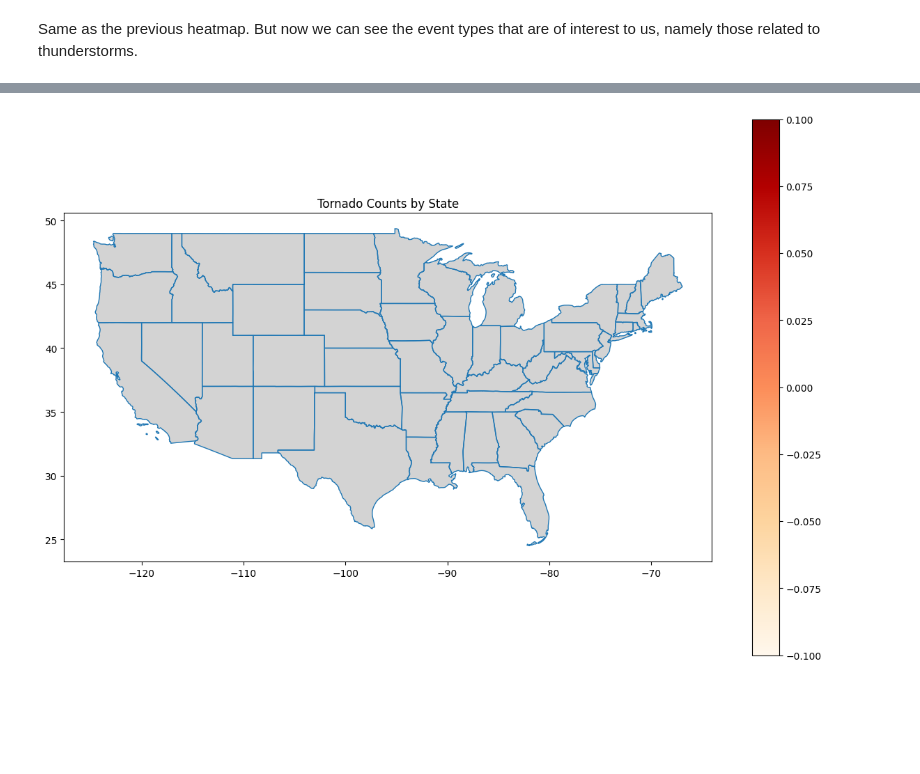
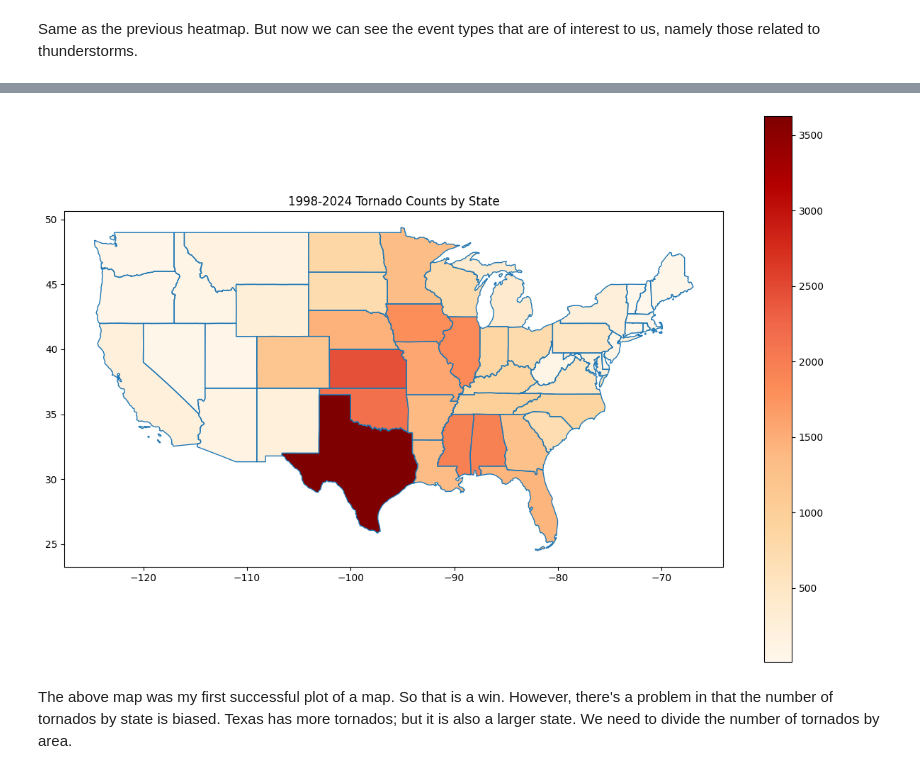
Before and after one commit to drpafowler/datafun-06-eda, a Jupyter notebook: philip_eda.ipynb, the cells around one changed output, grey strips where cells are left out. Drawn from its saved outputs; the diff is of its cells as text; code cells hidden in the pictures; blank space fills up the shorter version.

```diff
--- a/philip_eda.ipynb
+++ b/philip_eda.ipynb
@@ -163,5 +163,5 @@ I also want to combine the injuries and death columns into a single deaths and i
 # %%
-df = df.drop(columns=['CZ_NAME', 'STATE_FIPS'])
+df = df.drop(columns=['CZ_NAME'])
 df['total_injuries_deaths'] = df[['INJURIES_DIRECT', 'INJURIES_INDIRECT', 'DEATHS_DIRECT', 'DEATHS_INDIRECT']].sum(axis=1)
 print(df.info())
 # %% [output]
@@ -515,42 +565,54 @@ tornado_df = df[df['EVENT_TYPE'] == 'Tornado']
 if tornado_df.empty:
     print("No tornado events found in the DataFrame.")
 
-# Group by state and count the number of tornadoes
-tornado_counts_by_state = tornado_df.groupby('STATE').size().reset_index(name='count')
+# Group by state abbreviation and count the number of tornadoes
+tornado_counts_by_state = tornado_df.groupby('STATE_FIPS').size().reset_index(name='count')
+
+# print(tornado_counts_by_state) # Trouble shooting the code
 
 # Load the shapefile for US states
 shapefile_path = 'shp/cb_2018_us_state_20m.shp'
 gdf = gpd.read_file(shapefile_path)
 
-# List of state abbreviations for the 48 contiguous US states
-contiguous_states = [
-    'AL', 'AZ', 'AR', 'CA', 'CO', 'CT', 'DE', 'FL', 'GA', 'ID', 'IL', 'IN', 'IA', 'KS', 'KY', 'LA', 'ME', 'MD', 'MA',
-    'MI', 'MN', 'MS', 'MO', 'MT', 'NE', 'NV', 'NH', 'NJ', 'NM', 'NY', 'NC', 'ND', 'OH', 'OK', 'OR', 'PA', 'RI', 'SC',
-    'SD', 'TN', 'TX', 'UT', 'VT', 'VA', 'WA', 'WV', 'WI', 'WY'
+# List of state fips codes for the 48 contiguous US states
+contiguous_fips_states = [
+    '01', '04', '05', '06', '08', '09', '10', '12', '13', '16', '17', '18', '19', '20', '21', '22', '23', '24', '25',
+    '26', '27', '28', '29', '30', '31', '32', '33', '34', '35', '36', '37', '38', '39', '40', '41', '42', '44', '45',
+    '46', '47', '48', '49', '50', '51', '53', '54', '55', '56'
 ]
 
 # Filter the GeoDataFrame to include only the contiguous states
-gdf_contiguous = gdf[gdf['STUSPS'].isin(contiguous_states)]
+gdf_contiguous = gdf[gdf['STATEFP'].isin(contiguous_fips_states)]
+
+# print(gdf_contiguous) # trouble shooting the code
 
 # Merge the tornado data with the state geometries
-merged = gdf_contiguous.merge(tornado_counts_by_state, left_on='STUSPS', right_on='STATE', how='left')
+merged = gdf_contiguous.merge(tornado_counts_by_state, left_on='STATEFP', right_on='STATE_FIPS', how='left')
+
+# print(merged) # trouble shooting the code
+
+# Check if the merged DataFrame contains count column and print no count column
+if 'count' not in merged.columns:
+    print("No tornado events found in the contiguous US states.")
 
 # Check if the merged DataFrame is empty
 if merged.empty:
     print("No common states found between the shapefile and tornado data.")
 
 # Check for missing geometries
 merged = merged[merged.geometry.notnull()]
 
 # Validate geometries
 merged = merged[merged.is_valid]
 
 # Plot the map
 fig, ax = plt.subplots(1, 1, figsize=(15, 10))
 gdf_contiguous.boundary.plot(ax=ax, linewidth=1)
 merged.plot(column='count', ax=ax, legend=True, cmap='OrRd', missing_kwds={"color": "lightgrey"})
 
-plt.title('Tornado Counts by State')
+plt.title('1998-2024 Tornado Counts by State')
 plt.show()
 # %% [output]
-[figure, old version]
+[figure, new version]
+# %% [markdown]
+The above map was my first successful plot of a map.  So that is a win.  However, there's a problem in that the number of tornados by state is biased.  Texas has more tornados; but it is also a larger state.  We need to divide the number of tornados by area.
```
Also changed, not shown: parts of 10 cells of this notebook.
